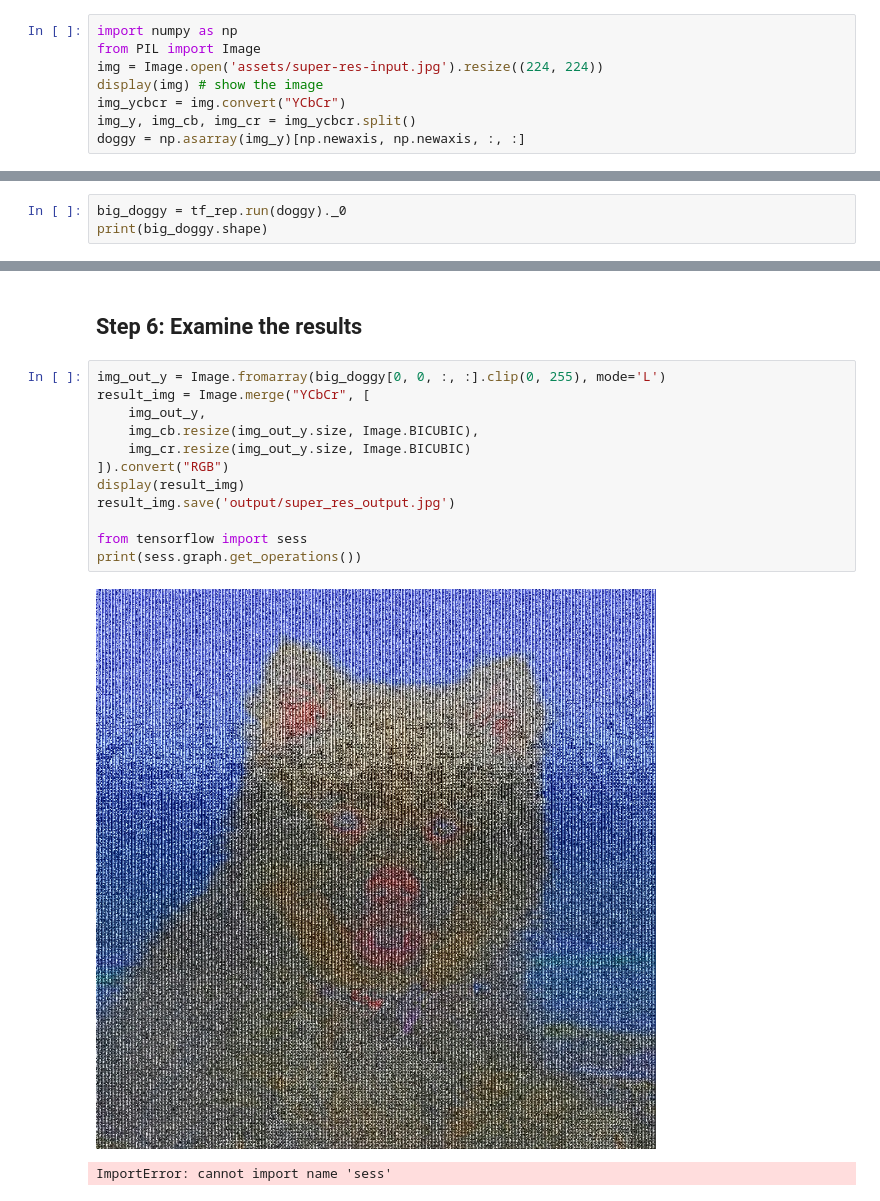
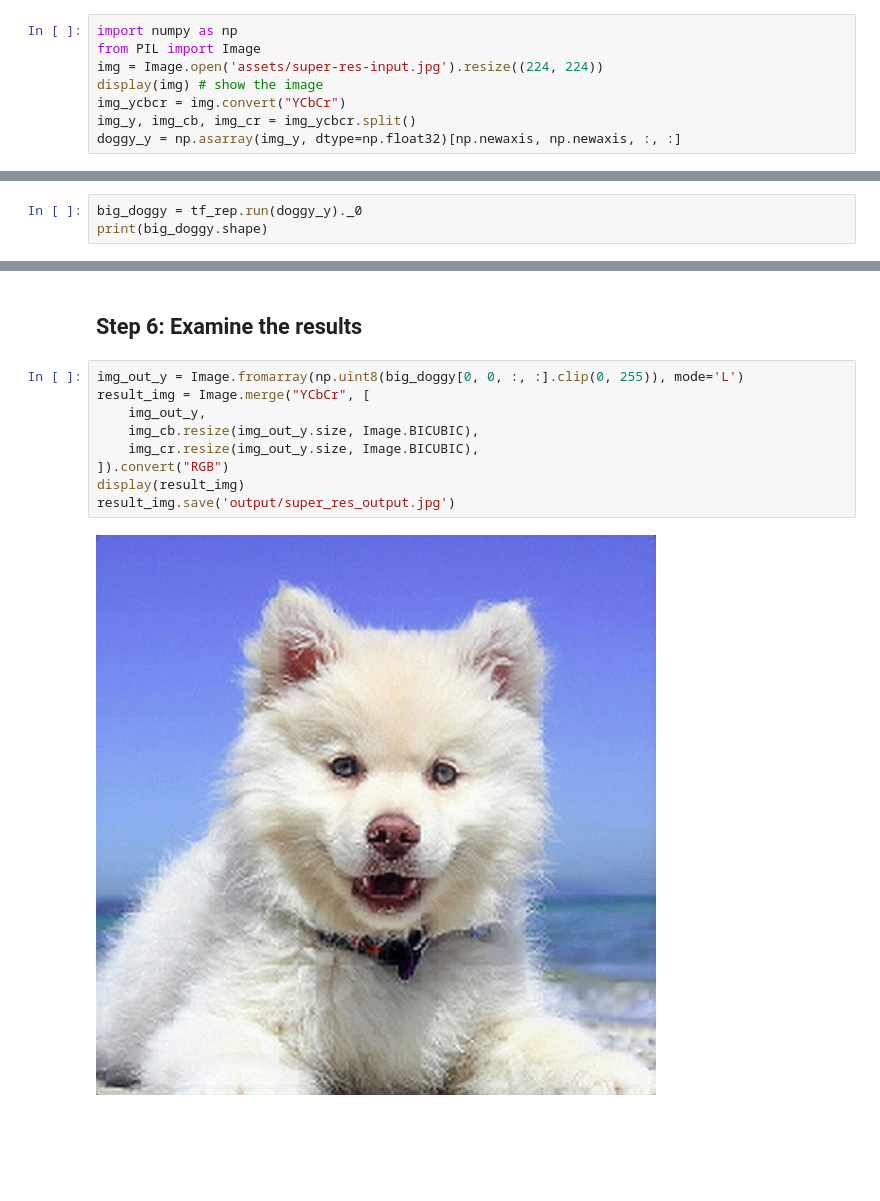
Before and after one commit to onnx/tutorials, a Jupyter notebook: tutorials/OnnxCaffe2ImportDraft.ipynb, the cells around one changed output, grey strips where cells are left out. Drawn from its saved outputs; the diff is of its cells as text; blank space fills up the shorter version.

```diff
--- a/tutorials/OnnxCaffe2ImportDraft.ipynb
+++ b/tutorials/OnnxCaffe2ImportDraft.ipynb
@@ -50,30 +50,26 @@ img = Image.open('assets/super-res-input.jpg').resize((224, 224))
 display(img) # show the image
 img_ycbcr = img.convert("YCbCr")
 img_y, img_cb, img_cr = img_ycbcr.split()
-doggy = np.asarray(img_y)[np.newaxis, np.newaxis, :, :]
+doggy_y = np.asarray(img_y, dtype=np.float32)[np.newaxis, np.newaxis, :, :]
 # %% [output]
 [figure]
 # %% [markdown]
 ## Step 5: Run the network!
 # %%
-big_doggy = tf_rep.run(doggy)._0
+big_doggy = tf_rep.run(doggy_y)._0
 print(big_doggy.shape)
 # %% [output]
 (1, 1, 672, 672)
 # %% [markdown]
 ## Step 6: Examine the results
 # %%
-img_out_y = Image.fromarray(big_doggy[0, 0, :, :].clip(0, 255), mode='L')
+img_out_y = Image.fromarray(np.uint8(big_doggy[0, 0, :, :].clip(0, 255)), mode='L')
 result_img = Image.merge("YCbCr", [
     img_out_y,
     img_cb.resize(img_out_y.size, Image.BICUBIC),
-    img_cr.resize(img_out_y.size, Image.BICUBIC)
+    img_cr.resize(img_out_y.size, Image.BICUBIC),
 ]).convert("RGB")
 display(result_img)
 result_img.save('output/super_res_output.jpg')
-
-from tensorflow import sess
-print(sess.graph.get_operations())
 # %% [output]
-[figure, old version]
+[figure, new version]
-ImportError: cannot import name 'sess'
```
